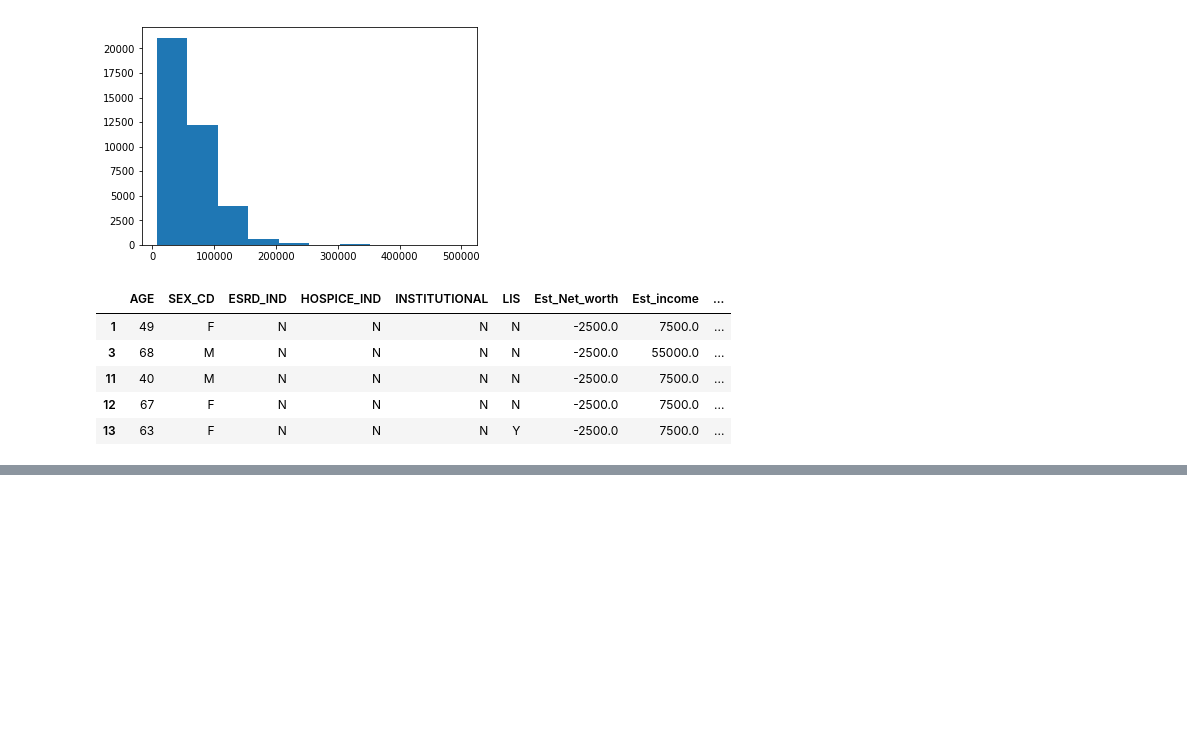
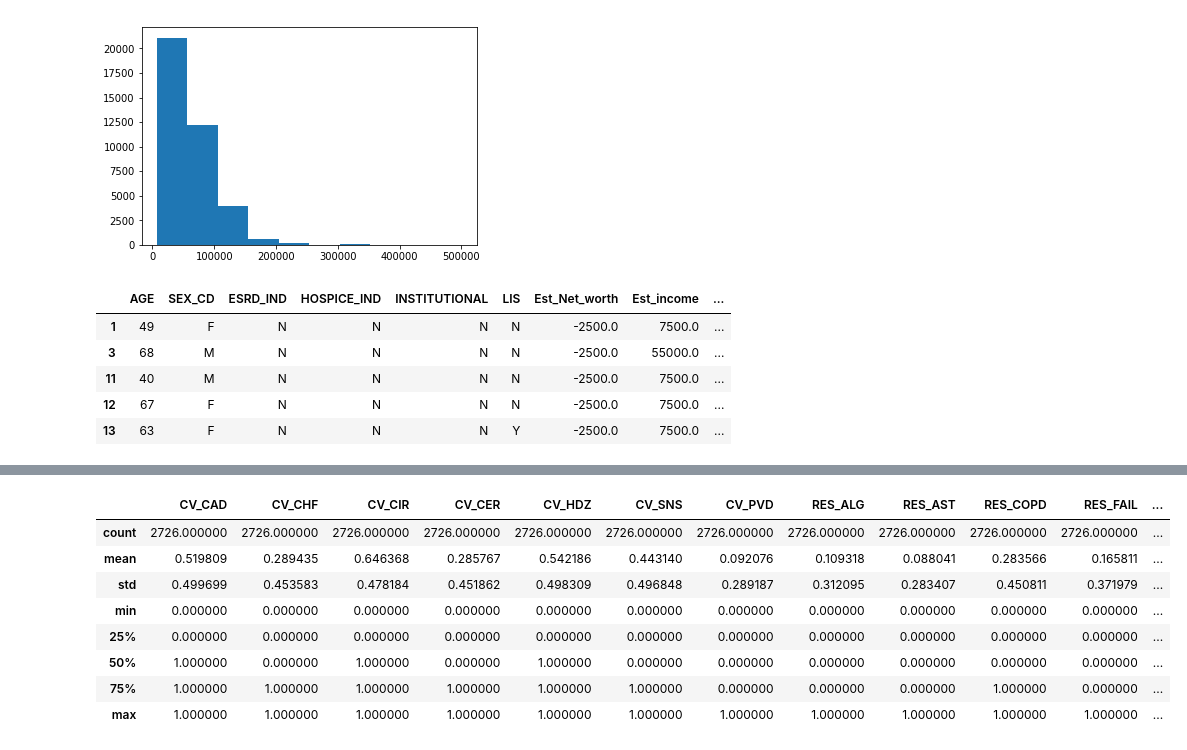
Before and after one commit to Preetikasri/Humana_HealthCare_Analytics, a Jupyter notebook: Humana.ipynb, the cells around one changed output, grey strips where cells are left out. Saved outputs shown, nothing was run; the diff lists cells and outputs as text; code cells hidden in the pictures; blank space fills up the shorter version.

```diff
--- a/Humana.ipynb
+++ b/Humana.ipynb
@@ -292,0 +524,2 @@ demograph_df[demograph_df['Est_Net_worth'] <0].head()
+# %%
+df_diseases['AMI_FLAG'] = df['AMI_FLAG']
@@ -292,0 +556,2 @@ demograph_df[demograph_df['Est_Net_worth'] <0].head()
+# %%
+df_diseases.drop('Diab_Type', inplace=True, axis =1)
@@ -292,0 +563,2 @@ demograph_df[demograph_df['Est_Net_worth'] <0].head()
+# %%
+df_diseases = df_diseases[~pd.isnull(df_diseases['Diab_Type'])]
@@ -292,0 +586,3 @@ demograph_df[demograph_df['Est_Net_worth'] <0].head()
+# %%
+mod = RandomForestClassifier()
+mod.fit(df_diseases, Y)
@@ -292,0 +633,12 @@ demograph_df[demograph_df['Est_Net_worth'] <0].head()
+# %%
+df_diseases[df_diseases['AMI'] == 1].describe()
+# %% [output]
+|  | CV_CAD | CV_CHF | CV_CIR | CV_CER | CV_HDZ | CV_SNS | CV_PVD | RES_ALG | RES_AST | RES_COPD | RES_FAIL | ... |
+| count | 2726.000000 | 2726.000000 | 2726.000000 | 2726.000000 | 2726.000000 | 2726.000000 | 2726.000000 | 2726.000000 | 2726.000000 | 2726.000000 | 2726.000000 | ... |
+| mean | 0.519809 | 0.289435 | 0.646368 | 0.285767 | 0.542186 | 0.443140 | 0.092076 | 0.109318 | 0.088041 | 0.283566 | 0.165811 | ... |
+| std | 0.499699 | 0.453583 | 0.478184 | 0.451862 | 0.498309 | 0.496848 | 0.289187 | 0.312095 | 0.283407 | 0.450811 | 0.371979 | ... |
+| min | 0.000000 | 0.000000 | 0.000000 | 0.000000 | 0.000000 | 0.000000 | 0.000000 | 0.000000 | 0.000000 | 0.000000 | 0.000000 | ... |
+| 25% | 0.000000 | 0.000000 | 0.000000 | 0.000000 | 0.000000 | 0.000000 | 0.000000 | 0.000000 | 0.000000 | 0.000000 | 0.000000 | ... |
+| 50% | 1.000000 | 0.000000 | 1.000000 | 0.000000 | 1.000000 | 0.000000 | 0.000000 | 0.000000 | 0.000000 | 0.000000 | 0.000000 | ... |
+| 75% | 1.000000 | 1.000000 | 1.000000 | 1.000000 | 1.000000 | 1.000000 | 0.000000 | 0.000000 | 0.000000 | 1.000000 | 0.000000 | ... |
+| max | 1.000000 | 1.000000 | 1.000000 | 1.000000 | 1.000000 | 1.000000 | 1.000000 | 1.000000 | 1.000000 | 1.000000 | 1.000000 | ... |
```
Also changed, not shown: parts of 76 cells of this notebook, 1 other file.
